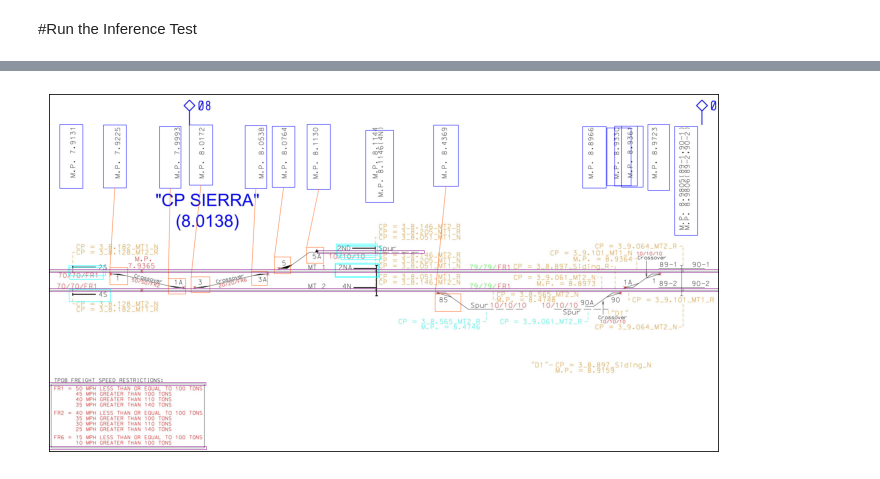
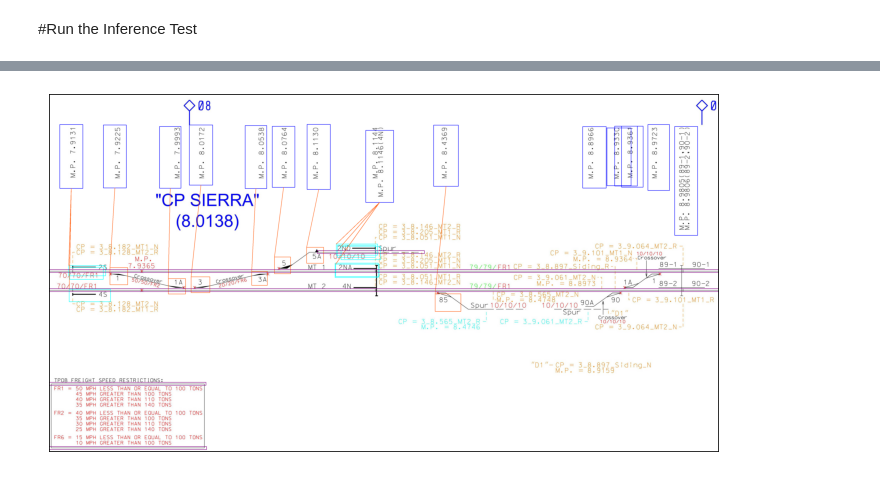
Before and after one commit to trainchart-ai/signal_detection, a Jupyter notebook: signal_detection_framework.ipynb, the cells around one changed output, grey strips where cells are left out. Drawn from its saved outputs; the diff is of its cells as text; code cells hidden in the pictures.

Commit message:
Signal detection updated

```diff
--- a/signal_detection_framework.ipynb
+++ b/signal_detection_framework.ipynb
@@ -419,6 +419,63 @@ for image_path in TEST_IMAGE_PATHS:
               s_type.append("switch")
               #plt.imshow(r_img,cmap='gray')
 
+    #left signal
+    if(visualize[2] == 1):
+      for box in ls_box:
+        ymin, xmin, ymax, xmax = box
+        y,h,x,w =  np.int64(ymin), np.int64(ymax),np.int64(xmin), np.int64(xmax)
+        crop_img = image_to_crop[h:w,y:x]
+        for b in m_box:
+            ymin, xmin, ymax, xmax = b
+            a,b,c,d = np.int64(ymin), np.int64(ymax),np.int64(xmin), np.int64(xmax)
+            val = x-5
+            mid_milepost_x = np.int64((a+c)/2)
+            mid_milepost_y = np.int64((b+d)/2)
+            if(a<val and val<c ):
+              if(h>b):
+                cv2.line(image_np, (y,h), (mid_milepost_x,d), (256,100,25), 2)
+              else:
+                cv2.line(image_np, (y,w), (mid_milepost_x,b), (256,100,25), 2)
+              crop_ml = image_to_crop[b-5:d+5,a+5:c-5]
+              r_img = cv2.rotate(crop_ml, cv2.ROTATE_90_CLOCKWISE)
+              #print(pytesseract.image_to_string(img, config=custom_config))
+              milepost_str = ' '.join(map(str, readOCRText(ref_image,r_img)))
+              switch_str = ' '.join(map(str, readOCRText(ref_image,crop_img)))
+              milepost_withoutcomma = milepost_str.replace(',','')
+              switch_withoutcomma = switch_str.replace(',','')
+              milepost.append(milepost_withoutcomma.replace(' ',''))
+              s_id.append(switch_withoutcomma.replace(' ',''))
+              s_type.append("right Signal")
+              #plt.imshow(img,cmap='gray')
+
+    #right signal
+    if(visualize[2] == 1):
+      for box in rs_box:
+        ymin, xmin, ymax, xmax = box
+        y,h,x,w =  np.int64(ymin), np.int64(ymax),np.int64(xmin), np.int64(xmax)
+        crop_img = image_np[h:w,y:x]
+        for b in m_box:
+            ymin, xmin, ymax, xmax = b
+            a,b,c,d = np.int64(ymin), np.int64(ymax),np.int64(xmin), np.int64(xmax)
+            val = y+5
+            mid_milepost_x = np.int64((a+c)/2)
+            mid_milepost_y = np.int64((b+d)/2)
+            if(a<val and val<c ):
+              if(h>b):
+                cv2.line(image_np, (y,h), (mid_milepost_x,d), (256,100,25), 2)
+              else:
+                cv2.line(image_np, (y,w), (mid_milepost_x,b), (256,100,25), 2)
+              crop_ml = image_to_crop[b-5:d+5,a+5:c-5]
+              r_img = cv2.rotate(crop_ml, cv2.ROTATE_90_CLOCKWISE)
+              #print(pytesseract.image_to_string(img, config=custom_config))
+              milepost_str = ' '.join(map(str, readOCRText(ref_image,r_img)))
+              switch_str = ' '.join(map(str, readOCRText(ref_image,crop_img)))
+              milepost_withoutcomma = milepost_str.replace(',','')
+              switch_withoutcomma = switch_str.replace(',','')
+              milepost.append(milepost_withoutcomma.replace(' ',''))
+              s_id.append(switch_withoutcomma.replace(' ',''))
+              s_type.append("left Signal")
+
     if(visualize[1]==1 or visualize[4] == 1):
       t_img = cv2.imwrite('color_img.jpg', image_np)
       wtt = wabtec_track.WabTecTrack(file_name='color_img.jpg')
@@ -453,4 +516,4 @@ print(df)
-[figure, old version]
+[figure, new version]
 # %%
 df.to_csv (r'extracted_data.csv', index = False, header=True)
 files.download('extracted_data.csv')
```
Also changed, not shown: parts of 3 cells of this notebook.
